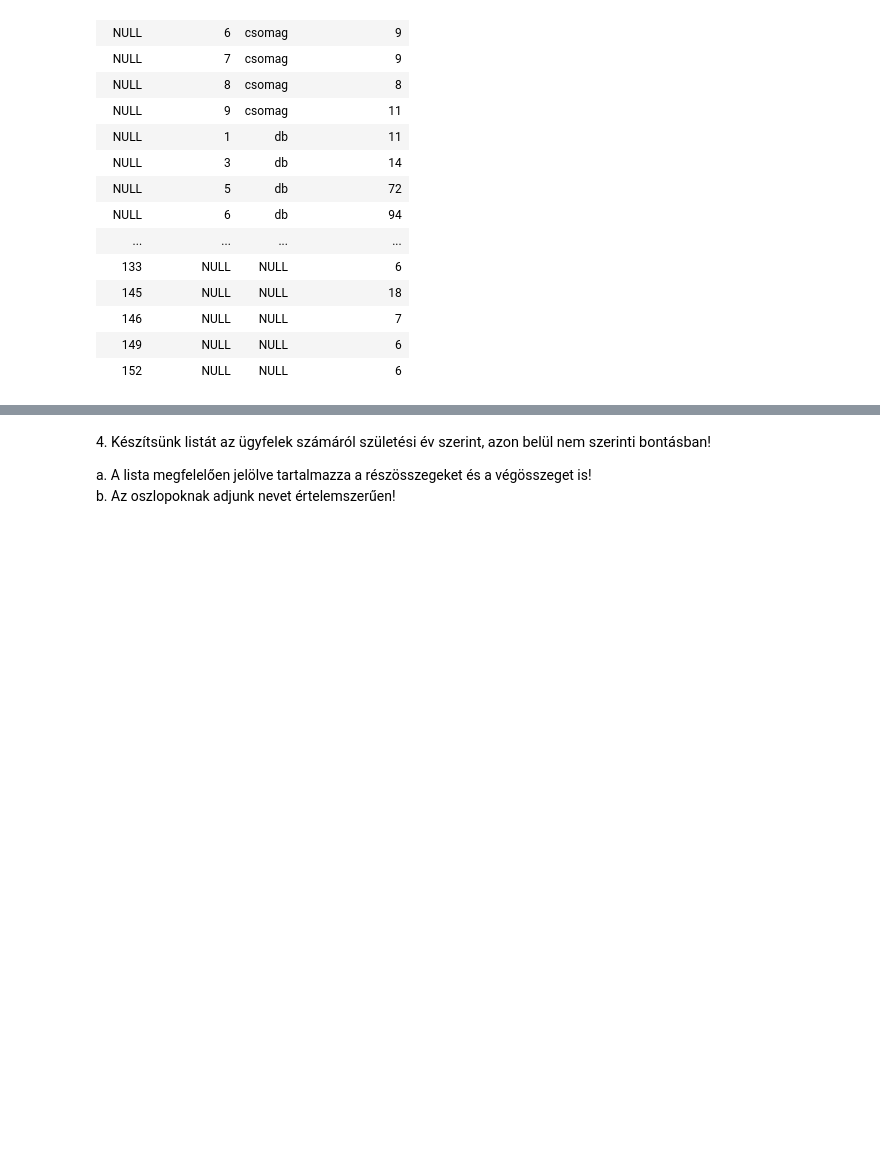
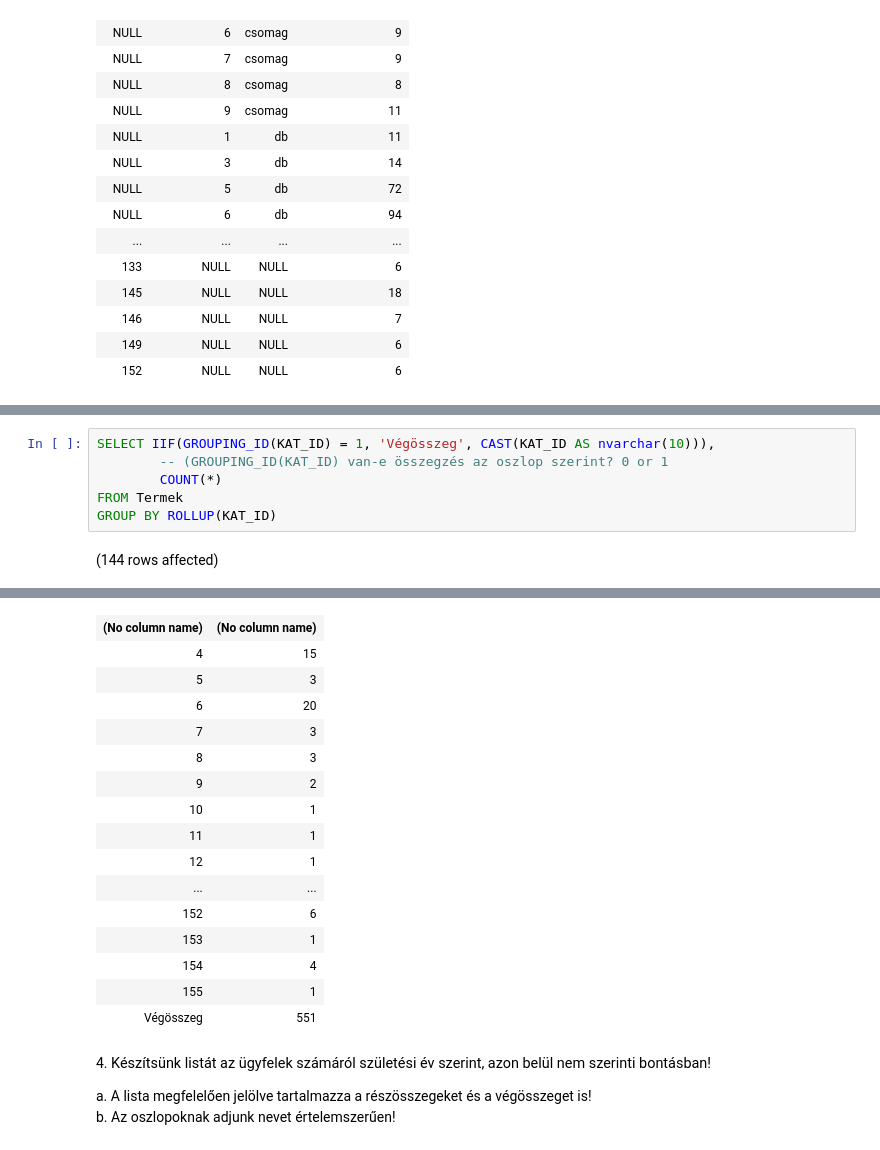
Before and after one commit to varadikitti/sqlgyak03, a Jupyter notebook: gyakorlat04_feladatok.ipynb, the cells around one changed output, grey strips where cells are left out. Cells and saved outputs as stored; diff of their text form; blank space fills up the shorter version.

```diff
--- a/gyakorlat04_feladatok.ipynb
+++ b/gyakorlat04_feladatok.ipynb
@@ -71,3 +71,11 @@ a. Elég megjeleníteni a kategóriák azonosítóit és a darabszámokat!
 
 
 ![](https://moodle.uni-corvinus.hu/theme/image.php/adaptable/atto_h5p/1709548862/icon)
+# %%
+SELECT IIF(GROUPING_ID(KAT_ID) = 1, 'Végösszeg', CAST(KAT_ID AS nvarchar(10))),
+        -- (GROUPING_ID(KAT_ID) van-e összegzés az oszlop szerint? 0 or 1
+        COUNT(*)
+FROM Termek
+GROUP BY ROLLUP(KAT_ID)
+# %% [output]
+(144 rows affected)
@@ -74,3 +83,19 @@ a. Elég megjeleníteni a kategóriák azonosítóit és a darabszámokat!
+| (No column name) | (No column name) |
+| 4 | 15 |
+| 5 | 3 |
+| 6 | 20 |
+| 7 | 3 |
+| 8 | 3 |
+| 9 | 2 |
+| 10 | 1 |
+| 11 | 1 |
+| 12 | 1 |
+| ... | ... |
+| 152 | 6 |
+| 153 | 1 |
+| 154 | 4 |
+| 155 | 1 |
+| Végösszeg | 551 |
 # %% [markdown]
 4. <span style="background-color: rgb(255, 255, 255); color: rgb(0, 0, 0); font-family: &quot;Open Sans&quot;, sans-serif; font-size: 14.44px;">Készítsünk listát az ügyfelek számáról születési év szerint, azon belül nem szerinti bontásban!&nbsp;</span>
 
```
Also changed, not shown: parts of 1 cell of this notebook.
